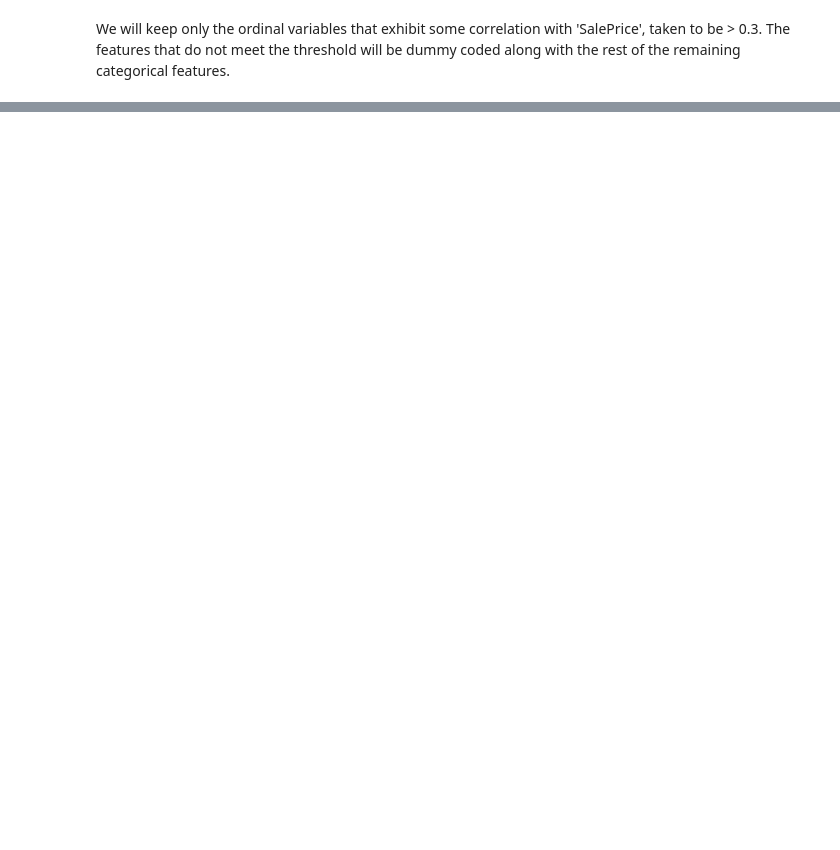
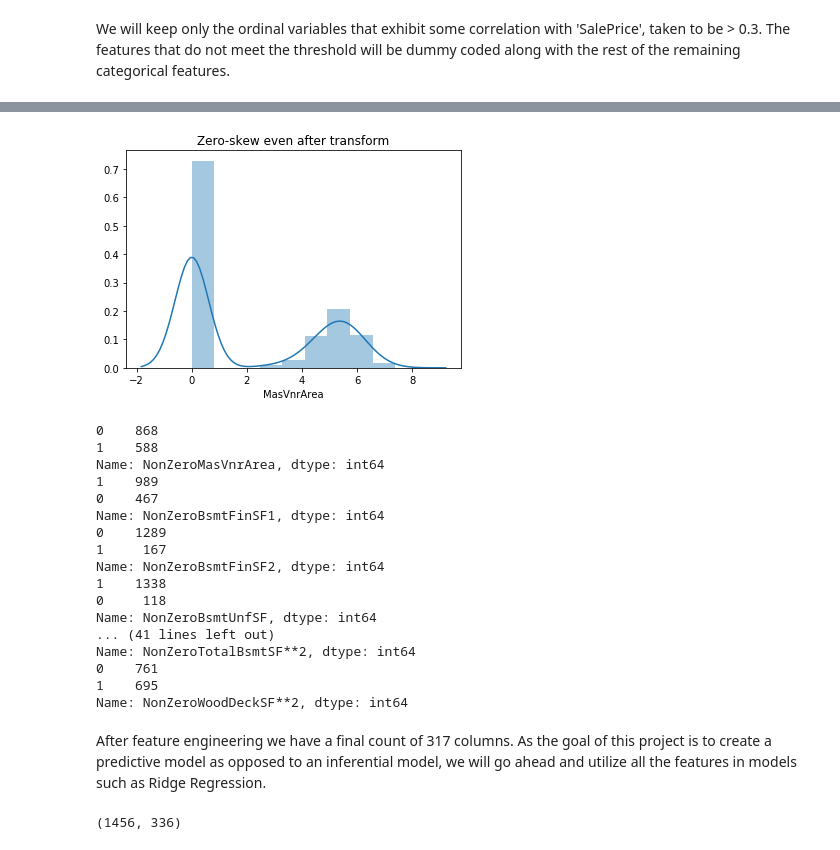
Before and after one commit to tcwou/House-Prices-Kaggle, a Jupyter notebook: Kaggle Housing Project Notebook.ipynb, the cells around one changed output, grey strips where cells are left out. Cells and saved outputs as stored; diff of their text form; code cells hidden in the pictures; blank space fills up the shorter version.

```diff
--- a/Kaggle Housing Project Notebook.ipynb
+++ b/Kaggle Housing Project Notebook.ipynb
@@ -578,0 +588,22 @@ test[ordinal_keep] = test_ord_data[ordinal_keep]
+# %%
+# Select numeric data without quadratic columns
+numeric_data = data.select_dtypes(include=[np.number])
+numeric_data = numeric_data.drop(columns=['SalePrice'])
+numeric_data = numeric_data.drop(columns=quadratic_columns)
+
+# Select only top 15 interactions from lasso and xgboost feature selection methods
+interactions_lasso = ['OverallQual:OverallCond', 'GrLivArea:TotalSF', 'LotArea:GrLivArea', 'OverallCond:ExterQual', 'ExterQual:Fireplaces', 'OverallCond:TotalSF', 'KitchenQual:TotalBaths', 'OverallQual:TotalBaths', '1stFlrSF:GrLivArea', 'KitchenQual:GarageCond', 'OverallQual:GarageQual', 'KitchenAbvGr:AgeSold', 'HeatingQC:TotalBaths', 'BsmtQual:TotalBaths', 'BsmtExposure:FireplaceQu']
+interactions_xgboost = ['OverallCond:TotalSF', 'OverallCond:AgeSold', 'ExterQual:AgeSold', 'LotArea:OverallCond', 'LotArea:GrLivArea', '1stFlrSF:AgeSold', 'OverallCond:TotalSF', 'LotFrontage:ScreenPorch', 'BsmtQual:OpenPorchSF', '1stFlrSF:GrLivArea', 'TotalBaths:AgeSold', 'OverallCond:GrLivArea', 'BsmtFinType1:BsmtFinSF1', 'HeatingQC:TotalSF', 'LotArea:TotalSF']
+interactions = list(set(interactions_lasso) | set(interactions_xgboost))
+
+# Add interaction terms
+for i in range(len(numeric_data.columns)):
+    i_col = numeric_data.columns[i]
+    for j in range(i + 1, len(numeric_data.columns)):
+        j_col = numeric_data.columns[j]
+        col_name = str(numeric_data.columns[i]) + ':' + numeric_data.columns[j]
+        data[col_name] = data[i_col] * data[j_col]
+        test[col_name] = test[i_col] * test[j_col]
+        if col_name not in interactions:
+            data = data.drop(columns=col_name)
+            test = test.drop(columns=col_name)
@@ -868,0 +637,37 @@ SyntaxError: EOF while scanning triple-quoted string literal (<ipython-input-23-
+# %%
+sns.distplot(data['MasVnrArea'])
+plt.title('Zero-skew even after transform')
+plt.show()
+
+# Add dummy cols to reduce zero-skew in numeric columns
+zero_dummy_cols = ['MasVnrArea', 'BsmtFinSF1', 'BsmtFinSF2', 'BsmtUnfSF', '2ndFlrSF', 'LowQualFinSF', 'WoodDeckSF', 'OpenPorchSF', 'EnclosedPorch', '3SsnPorch', 'ScreenPorch', 'PoolArea', 'MiscVal', 'GarageArea**2', 'MasVnrArea**2', 'BsmtFinSF1**2','OpenPorchSF**2','TotalBsmtSF**2','WoodDeckSF**2']
+for col in zero_dummy_cols:
+    data['NonZero' + col] = (data[col] > 0).astype(int)
+    test['NonZero' + col] = (test[col] > 0).astype(int)
+    print(data['NonZero' + col].value_counts())
+# %% [output]
+[figure, added]
+0    868
+1    588
+Name: NonZeroMasVnrArea, dtype: int64
+1    989
+0    467
+Name: NonZeroBsmtFinSF1, dtype: int64
+0    1289
+1     167
+Name: NonZeroBsmtFinSF2, dtype: int64
+1    1338
+0     118
+Name: NonZeroBsmtUnfSF, dtype: int64
+... (41 lines left out)
+Name: NonZeroTotalBsmtSF**2, dtype: int64
+0    761
+1    695
+Name: NonZeroWoodDeckSF**2, dtype: int64
+# %% [markdown]
+After feature engineering we have a final count of 317 columns. As the goal of this project is to create a predictive model as opposed to an inferential model, we will go ahead and utilize all the features in models such as Ridge Regression.
+# %%
+# Final dataset has 317 columns
+print(data.shape)
+# %% [output]
+(1456, 336)
```
Also changed, not shown: parts of 19 cells of this notebook.
